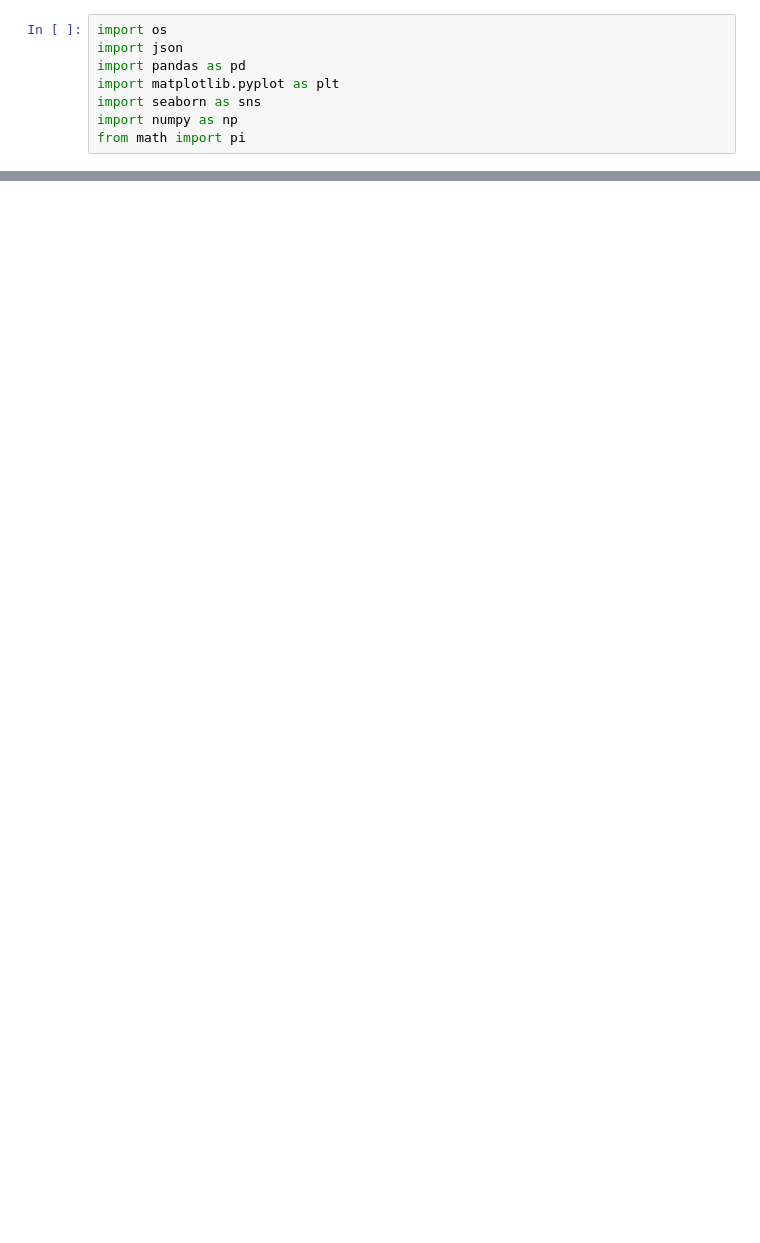
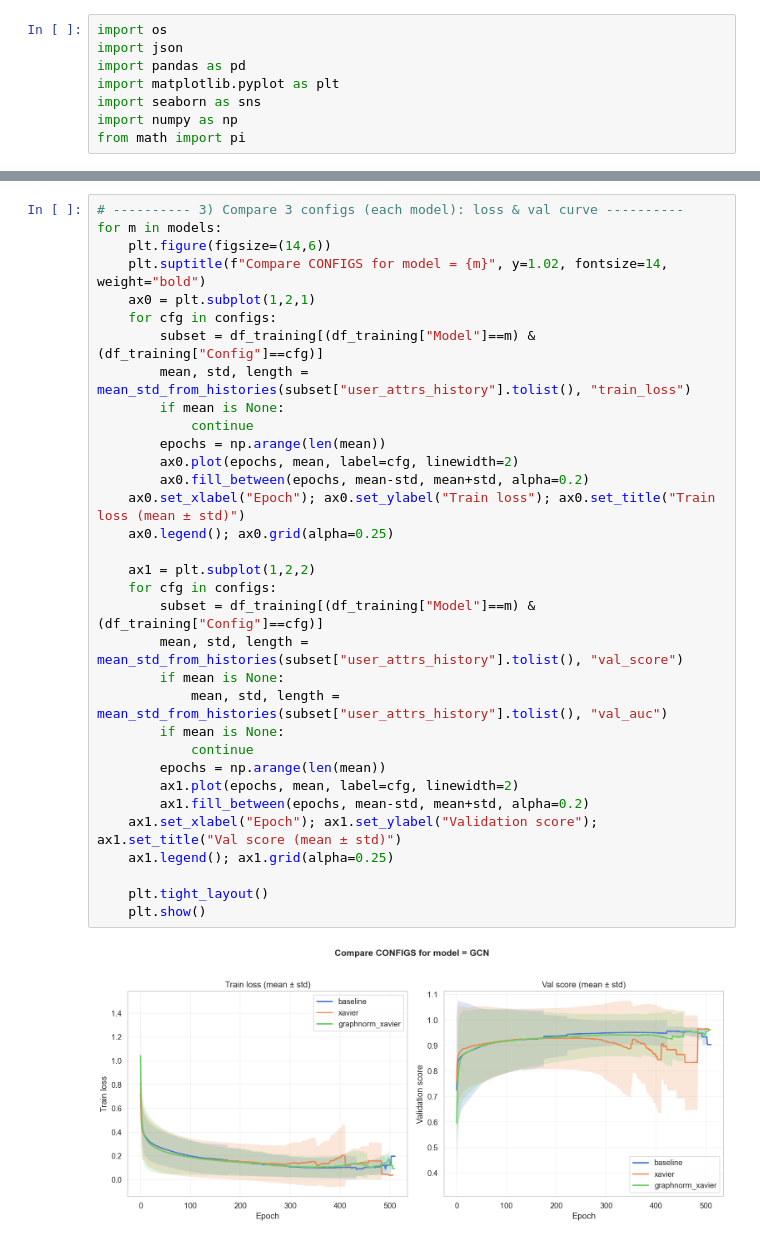
Before and after one commit to Tsun0193/Blockchain-Anomaly-Detection, a Jupyter notebook: data_visualization.ipynb, the cells around one changed output, grey strips where cells are left out. Cells and saved outputs as stored; diff of their text form; blank space fills up the shorter version.

```diff
--- a/data_visualization.ipynb
+++ b/data_visualization.ipynb
@@ -401,0 +215,35 @@ plt.show()
+# %%
+# ---------- 3) Compare 3 configs (each model): loss & val curve ----------
+for m in models:
+    plt.figure(figsize=(14,6))
+    plt.suptitle(f"Compare CONFIGS for model = {m}", y=1.02, fontsize=14, weight="bold")
+    ax0 = plt.subplot(1,2,1)
+    for cfg in configs:
+        subset = df_training[(df_training["Model"]==m) & (df_training["Config"]==cfg)]
+        mean, std, length = mean_std_from_histories(subset["user_attrs_history"].tolist(), "train_loss")
+        if mean is None:
+            continue
+        epochs = np.arange(len(mean))
+        ax0.plot(epochs, mean, label=cfg, linewidth=2)
+        ax0.fill_between(epochs, mean-std, mean+std, alpha=0.2)
+    ax0.set_xlabel("Epoch"); ax0.set_ylabel("Train loss"); ax0.set_title("Train loss (mean ± std)")
+    ax0.legend(); ax0.grid(alpha=0.25)
+
+    ax1 = plt.subplot(1,2,2)
+    for cfg in configs:
+        subset = df_training[(df_training["Model"]==m) & (df_training["Config"]==cfg)]
+        mean, std, length = mean_std_from_histories(subset["user_attrs_history"].tolist(), "val_score")
+        if mean is None:
+            mean, std, length = mean_std_from_histories(subset["user_attrs_history"].tolist(), "val_auc")
+        if mean is None:
+            continue
+        epochs = np.arange(len(mean))
+        ax1.plot(epochs, mean, label=cfg, linewidth=2)
+        ax1.fill_between(epochs, mean-std, mean+std, alpha=0.2)
+    ax1.set_xlabel("Epoch"); ax1.set_ylabel("Validation score"); ax1.set_title("Val score (mean ± std)")
+    ax1.legend(); ax1.grid(alpha=0.25)
+
+    plt.tight_layout()
+    plt.show()
+# %% [output]
+[figure, added]
```
Also changed, not shown: parts of 36 cells of this notebook, 30 other files.
